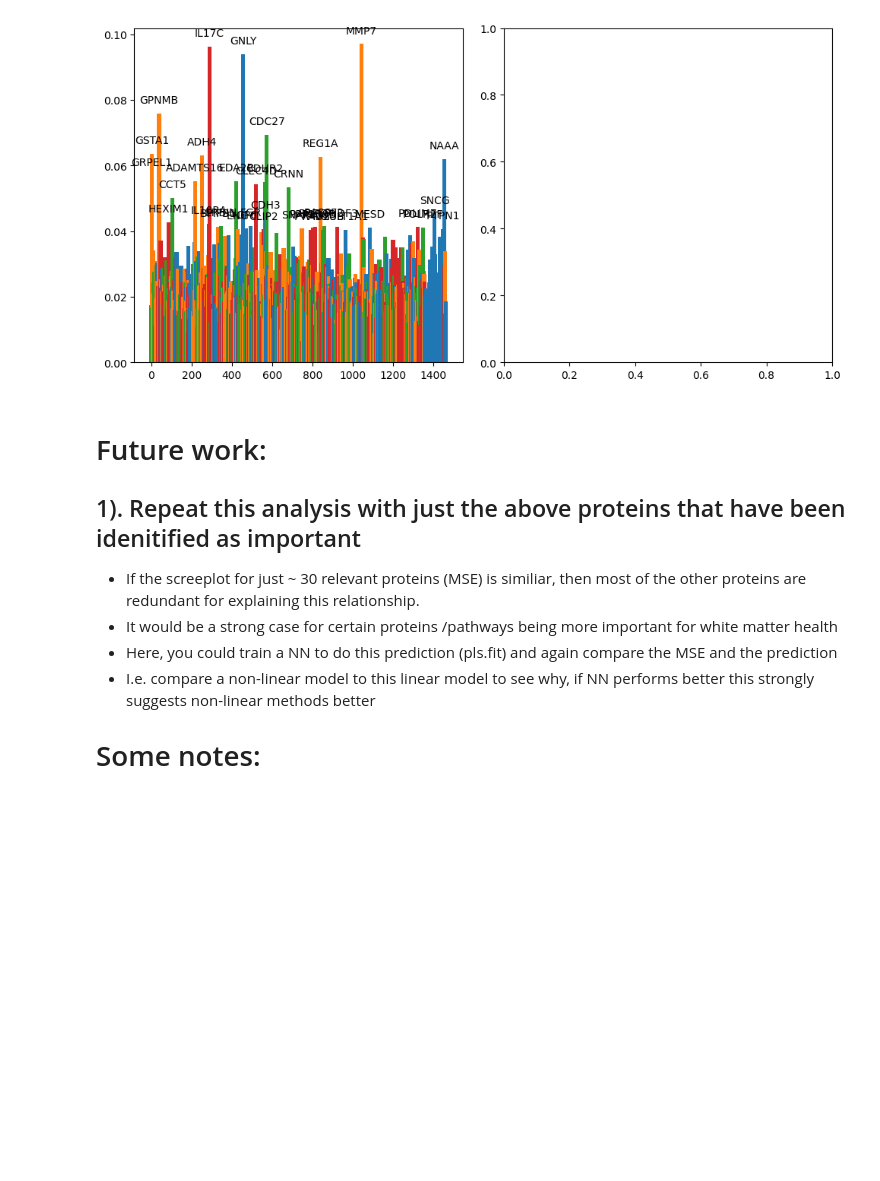
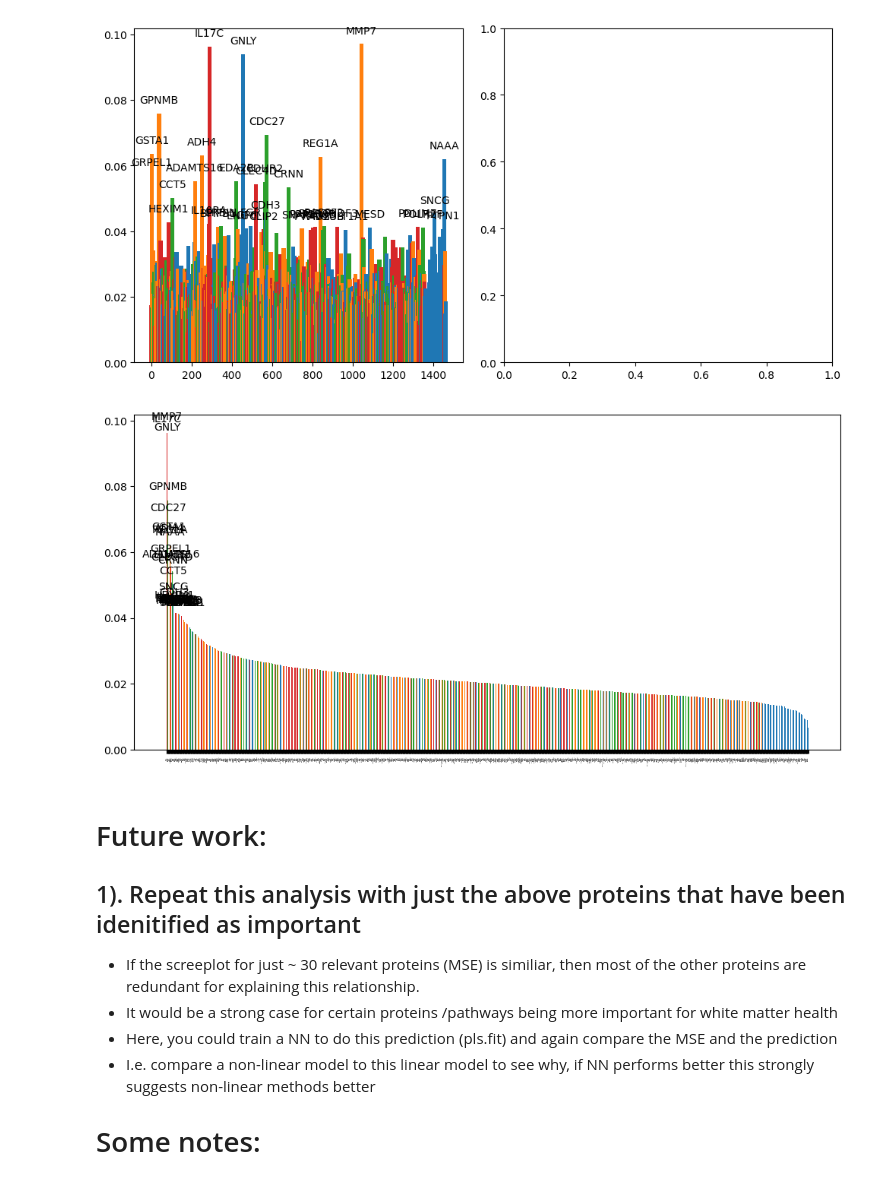
Before and after one commit to EleanorSC/UKB_PPP_project, a Jupyter notebook: PLS/PLS2_UKB_PPP_OSF_pilot.ipynb, the cells around one changed output. Drawn from its saved outputs; the diff is of its cells as text; code cells hidden in the pictures; blank space fills up the shorter version.

Commit message:
reordered plots

```diff
--- a/PLS/PLS2_UKB_PPP_OSF_pilot.ipynb
+++ b/PLS/PLS2_UKB_PPP_OSF_pilot.ipynb
@@ -369,6 +374,47 @@ plt.tight_layout()
 plt.show()
 # %% [output]
 [figure]
+# %%
+# Label plot for protein data to examine top contributors to latent
+# Order by effect size
+
+# Set your threshold value
+threshold_value = 0.04  # Adjust this threshold as needed
+
+mean_loading = np.mean(np.abs(pls2.x_loadings_), axis=1)
+protein_names = proteins.columns.tolist()  # Get a list of WM names
+
+# Sort mean_loading and white_matter_names based on mean_loading values
+sorted_indices = np.argsort(mean_loading)[::-1]  # Sort in descending order
+sorted_mean_loading = mean_loading[sorted_indices]
+sorted_protein_names = [protein_names[i] for i in sorted_indices]
+
+# Create the figure
+fig, ax = plt.subplots(figsize=(10, 5))
+
+# Create a list of bar colors based on values from the 'lookup' dictionary
+bar_colors = [lookup[i]['color'] for i in range(len(pls2.x_loadings_))]
+
+# Plot the loadings in the sorted order
+ax.bar(range(len(sorted_mean_loading)), sorted_mean_loading, width=0.5, color=bar_colors)
+ax.set_title('')
+
+# Label the bars with protein names for those bars where the loading is greater than the threshold
+for i, loading_value in enumerate(sorted_mean_loading):
+    if abs(loading_value) > threshold_value:
+        ax.annotate(sorted_protein_names[i], (i, loading_value), textcoords="offset points", xytext=(0, 10), ha='center')
+
+# Adjust the x-axis ticks and labels to show sorted protein names
+ax.set_xticks(range(len(sorted_mean_loading)))
+ax.set_xticklabels(sorted_protein_names, rotation=90, size=1)
+
+# Adjust plot layout
+plt.tight_layout()
+
+# Show the plot
+plt.show()
+# %% [output]
+[figure, added]
 # %% [markdown]
 # Future work:
 ## 1). Repeat this analysis with just the above proteins that have been idenitified as important
```
Also changed, not shown: parts of 5 cells of this notebook.
